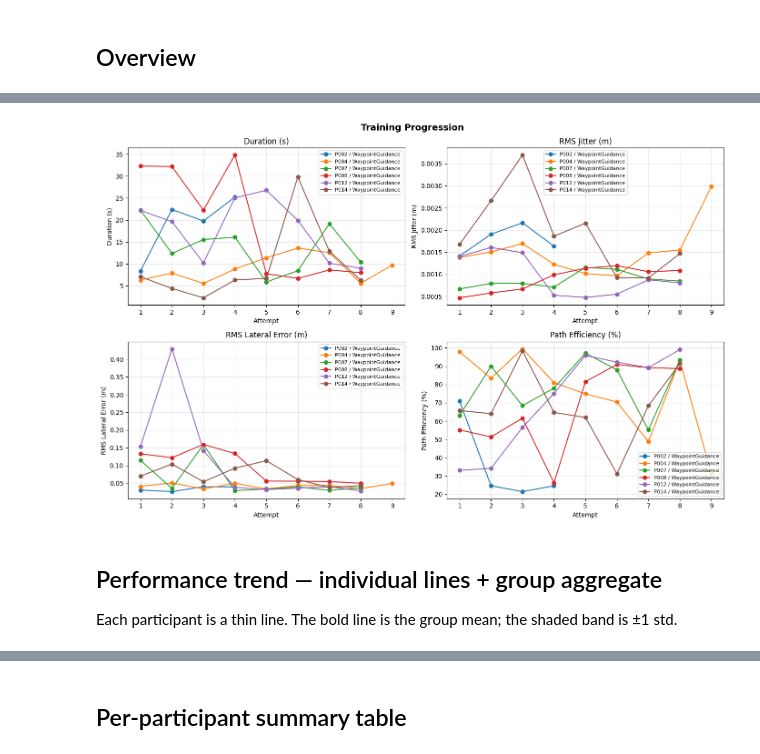
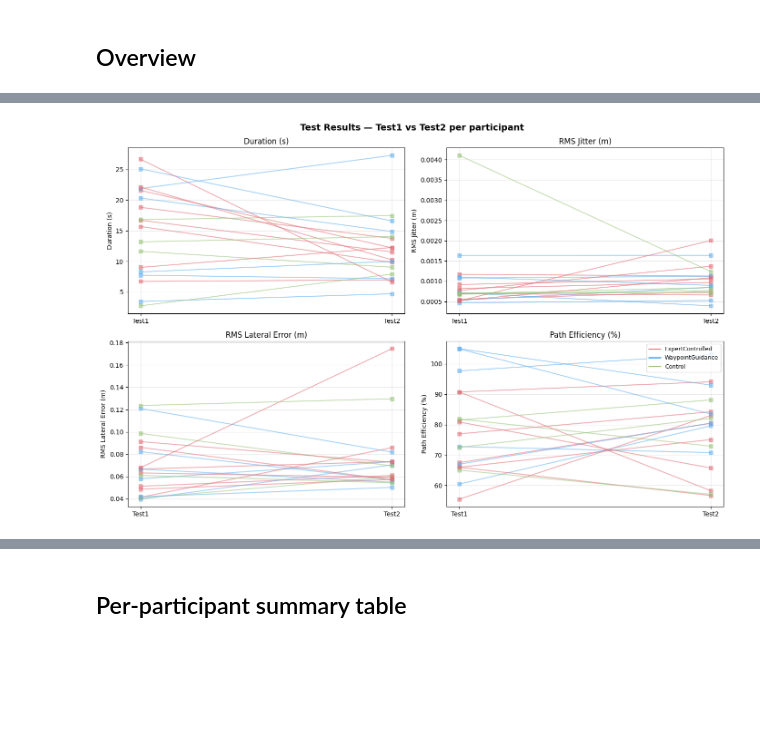
Before and after one commit to notbingsu/fyp, a Jupyter notebook: experimentation/analysis.ipynb, the cells around one changed output, grey strips where cells are left out. Drawn from its saved outputs; the diff is of its cells as text; code cells hidden in the pictures; blank space fills up the shorter version.

```diff
--- a/experimentation/analysis.ipynb
+++ b/experimentation/analysis.ipynb
@@ -43,7 +76,7 @@ Run `web_gui/ingest_csv.py <participant_dir>` on any folder shown here to add it
 # %%
 FILENAME_RE = re.compile(
     r'^(?P<pid>[^_]+)_(?P<condition>[^_]+)_(?P<scenario>[^_]+)_'
-    r'(?P<date>\d{4}-\d{2}-\d{2})_(?P<time>\d{2}-\d{2}-\d{2})\.csv$'
+    r'(?P<date>\d{2}[A-Za-z]{3}\d{4})_(?P<time>\d{2}-\d{2}-\d{2})\.csv$'
 )
 
 discovered = []
@@ -52,15 +85,16 @@ for csv_path in sorted(DATA_ROOT.rglob("*.csv")):
     if not m:
         continue
     scenario = m.group('scenario')
-    ref = WAYPOINTS_DIR / f"{scenario}.csv"
+    waypoint_scenario = 'Training' if scenario == 'Calibration' else scenario
+    ref = WAYPOINTS_DIR / f"{waypoint_scenario}.csv"
     discovered.append({
-        "participant":       m.group('pid'),
-        "condition":         m.group('condition'),
-        "scenario":          scenario,
-        "date":              m.group('date'),
-        "time":              m.group('time'),
-        "reference_exists":  ref.exists(),
-        "path":              str(csv_path),
+        "participant":      m.group('pid'),
+        "condition":        m.group('condition'),
+        "scenario":         scenario,
+        "date":             m.group('date'),
+        "time":             m.group('time'),
+        "reference_exists": ref.exists(),
+        "path":             str(csv_path),
     })
 
 disc_df = pd.DataFrame(discovered)
@@ -178,31 +405,33 @@ One line per participant per condition. Set filters to `None` to show all.
 # %%
-PARTICIPANT = None   # e.g. "P001"
-CONDITION   = "WaypointGuidance"   # e.g. "ExpertControlled"
+CONDITION_FILTER = None   # e.g. "ExpertControlled"
+PLOT_METRICS = ["total_duration", "jitter_rms", "lateral_error_rms", "path_efficiency"]
 
-train = df[df["attempt_type"] == "training"].copy()
-if PARTICIPANT:
-    train = train[train["participant_id"] == PARTICIPANT]
-if CONDITION:
-    train = train[train["condition"] == CONDITION]
+test = df[df["attempt_type"] == "test"].copy()
+if CONDITION_FILTER:
+    test = test[test["condition"] == CONDITION_FILTER]
 
 fig, axes = plt.subplots(2, 2, figsize=(14, 9))
-fig.suptitle("Training Progression", fontsize=14, fontweight="bold")
+fig.suptitle("Test Results — Test1 vs Test2 per participant", fontsize=14, fontweight="bold")
 
-for ax, metric in zip(axes.flat, METRICS):
-    for (pid, cond, sc), group in train.groupby(["participant_id", "condition", "scenario"]):
-        ax.plot(group["attempt_no"], group[metric], marker="o", label=f"{pid} / {cond}")
-    ax.set_xlabel("Attempt")
+for ax, metric in zip(axes.flat, PLOT_METRICS):
+    for pid, grp in test.groupby("participant_id"):
+        colour = CONDITION_COLOURS.get(grp["condition"].iloc[0], "grey")
+        grp_sorted = grp.sort_values("scenario")
+        x_vals = [1 if sc == "Test1" else 2 for sc in grp_sorted["scenario"]]
+        ax.plot(x_vals, grp_sorted[metric],
+                marker="s", color=colour, alpha=0.55, linewidth=1.5)
+    ax.set_xticks([1, 2])
+    ax.set_xticklabels(["Test1", "Test2"])
     ax.set_ylabel(METRIC_LABELS[metric])
     ax.set_title(METRIC_LABELS[metric])
-    ax.xaxis.set_major_locator(ticker.MaxNLocator(integer=True))
-    ax.legend(fontsize=8)
     ax.grid(True, alpha=0.3)
 
+legend_handles = [
+    Line2D([0], [0], color=c, label=cond, linewidth=2)
+    for cond, c in CONDITION_COLOURS.items()
+]
+axes.flat[-1].legend(handles=legend_handles, fontsize=9)
 plt.tight_layout()
 plt.show()
 # %% [output]
-[figure, old version]
+[figure, new version]
-# %% [markdown]
-## Performance trend — individual lines + group aggregate
-
-Each participant is a thin line. The bold line is the group mean; the shaded band is ±1 std.
```
Also changed, not shown: parts of 31 cells of this notebook, 3 other files.
